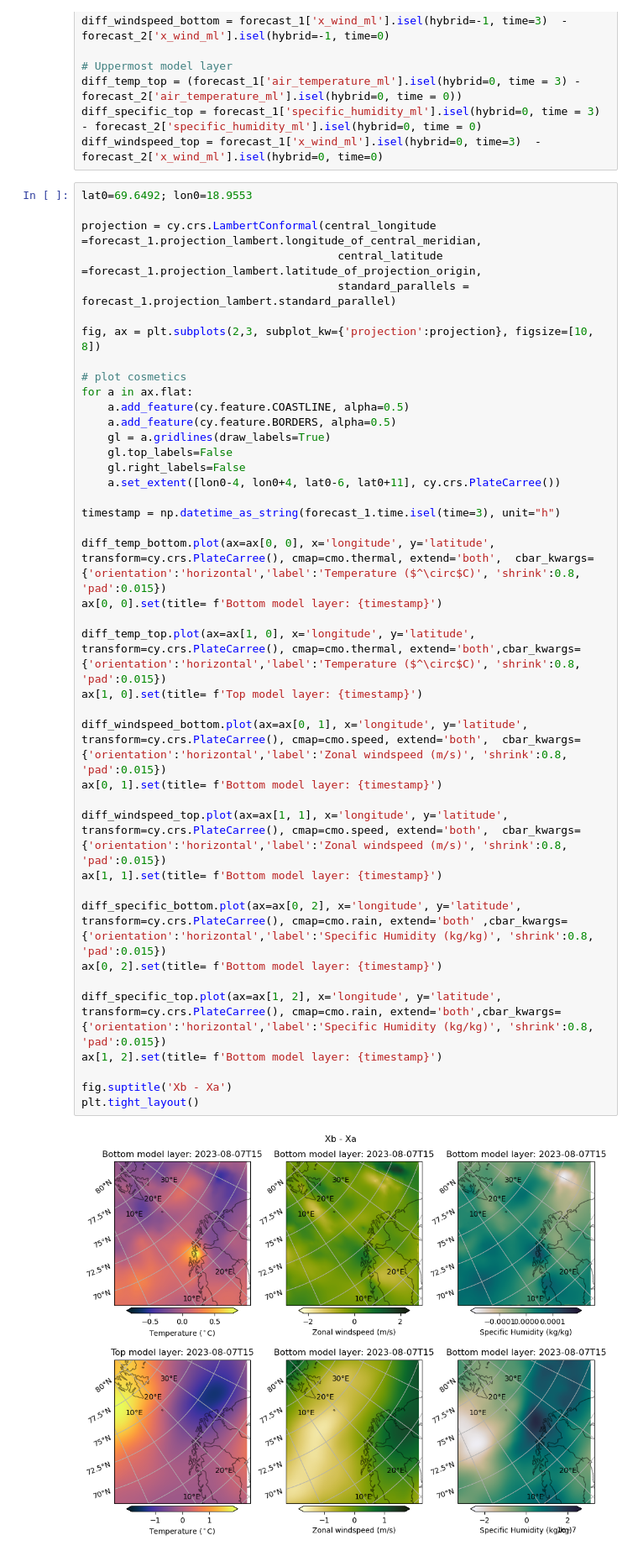
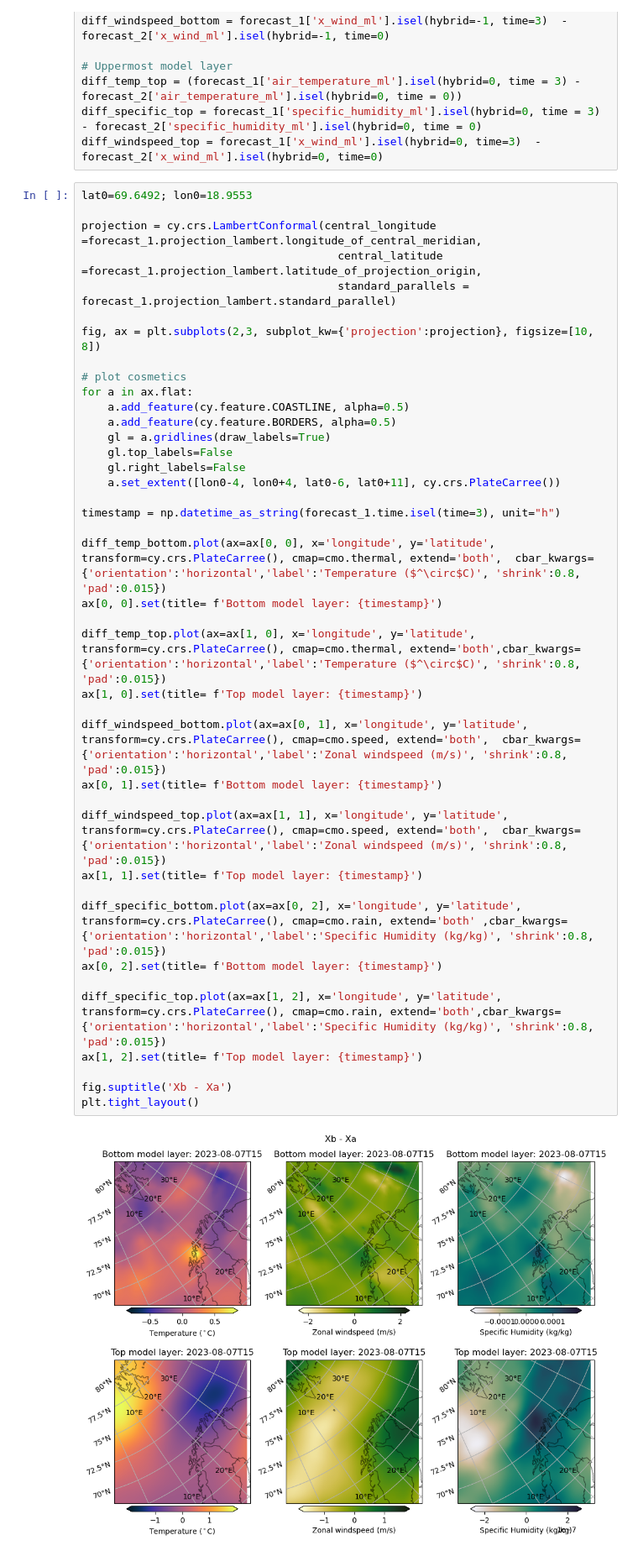
Before and after one commit to kjes4pres/GEO4902, a Jupyter notebook: Exercise 2/2.1.ModelAnalysis_and_background_upperair.ipynb, the cells around one changed output. Shown at 84% size. Cells and saved outputs as stored; diff of their text form.

Commit message:
fixed typos and added analysis of plots

```diff
--- a/Exercise 2/2.1.ModelAnalysis_and_background_upperair.ipynb
+++ b/Exercise 2/2.1.ModelAnalysis_and_background_upperair.ipynb
@@ -130,36 +130,36 @@ fig, ax = plt.subplots(2,3, subplot_kw={'projection':projection}, figsize=[10, 8
 # plot cosmetics
 for a in ax.flat:
     a.add_feature(cy.feature.COASTLINE, alpha=0.5)
     a.add_feature(cy.feature.BORDERS, alpha=0.5)
     gl = a.gridlines(draw_labels=True)
     gl.top_labels=False
     gl.right_labels=False
     a.set_extent([lon0-4, lon0+4, lat0-6, lat0+11], cy.crs.PlateCarree())
 
 timestamp = np.datetime_as_string(forecast_1.time.isel(time=3), unit="h")
 
 diff_temp_bottom.plot(ax=ax[0, 0], x='longitude', y='latitude', transform=cy.crs.PlateCarree(), cmap=cmo.thermal, extend='both',  cbar_kwargs={'orientation':'horizontal','label':'Temperature ($^\circ$C)', 'shrink':0.8, 'pad':0.015})
 ax[0, 0].set(title= f'Bottom model layer: {timestamp}')
 
 diff_temp_top.plot(ax=ax[1, 0], x='longitude', y='latitude', transform=cy.crs.PlateCarree(), cmap=cmo.thermal, extend='both',cbar_kwargs={'orientation':'horizontal','label':'Temperature ($^\circ$C)', 'shrink':0.8, 'pad':0.015})
 ax[1, 0].set(title= f'Top model layer: {timestamp}')
 
 diff_windspeed_bottom.plot(ax=ax[0, 1], x='longitude', y='latitude', transform=cy.crs.PlateCarree(), cmap=cmo.speed, extend='both',  cbar_kwargs={'orientation':'horizontal','label':'Zonal windspeed (m/s)', 'shrink':0.8, 'pad':0.015})
 ax[0, 1].set(title= f'Bottom model layer: {timestamp}')
 
 diff_windspeed_top.plot(ax=ax[1, 1], x='longitude', y='latitude', transform=cy.crs.PlateCarree(), cmap=cmo.speed, extend='both',  cbar_kwargs={'orientation':'horizontal','label':'Zonal windspeed (m/s)', 'shrink':0.8, 'pad':0.015})
-ax[1, 1].set(title= f'Bottom model layer: {timestamp}')
+ax[1, 1].set(title= f'Top model layer: {timestamp}')
 
 diff_specific_bottom.plot(ax=ax[0, 2], x='longitude', y='latitude', transform=cy.crs.PlateCarree(), cmap=cmo.rain, extend='both' ,cbar_kwargs={'orientation':'horizontal','label':'Specific Humidity (kg/kg)', 'shrink':0.8, 'pad':0.015})
 ax[0, 2].set(title= f'Bottom model layer: {timestamp}')
 
 diff_specific_top.plot(ax=ax[1, 2], x='longitude', y='latitude', transform=cy.crs.PlateCarree(), cmap=cmo.rain, extend='both',cbar_kwargs={'orientation':'horizontal','label':'Specific Humidity (kg/kg)', 'shrink':0.8, 'pad':0.015})
-ax[1, 2].set(title= f'Bottom model layer: {timestamp}')
+ax[1, 2].set(title= f'Top model layer: {timestamp}')
 
 fig.suptitle('Xb - Xa')
 plt.tight_layout()
 # %% [output]
-[figure, old version]
+[figure, new version]
 # %% [markdown]
 __Answers__:
 - So the maps above show the impact of the data assimilation as the difference between the background and the analysis. Where the difference is positive, the background value was larger than the analysis. Where the difference is negative, the analysis was greater than the background value. Therefore I think that where the absolute value of the difference is largest, the impact of the data assimilation has been the greatest. The sign of the difference tells us in which direction the data assimilation (the observations) shifted the next forecast.
```
Also changed, not shown: parts of 1 cell of this notebook.
